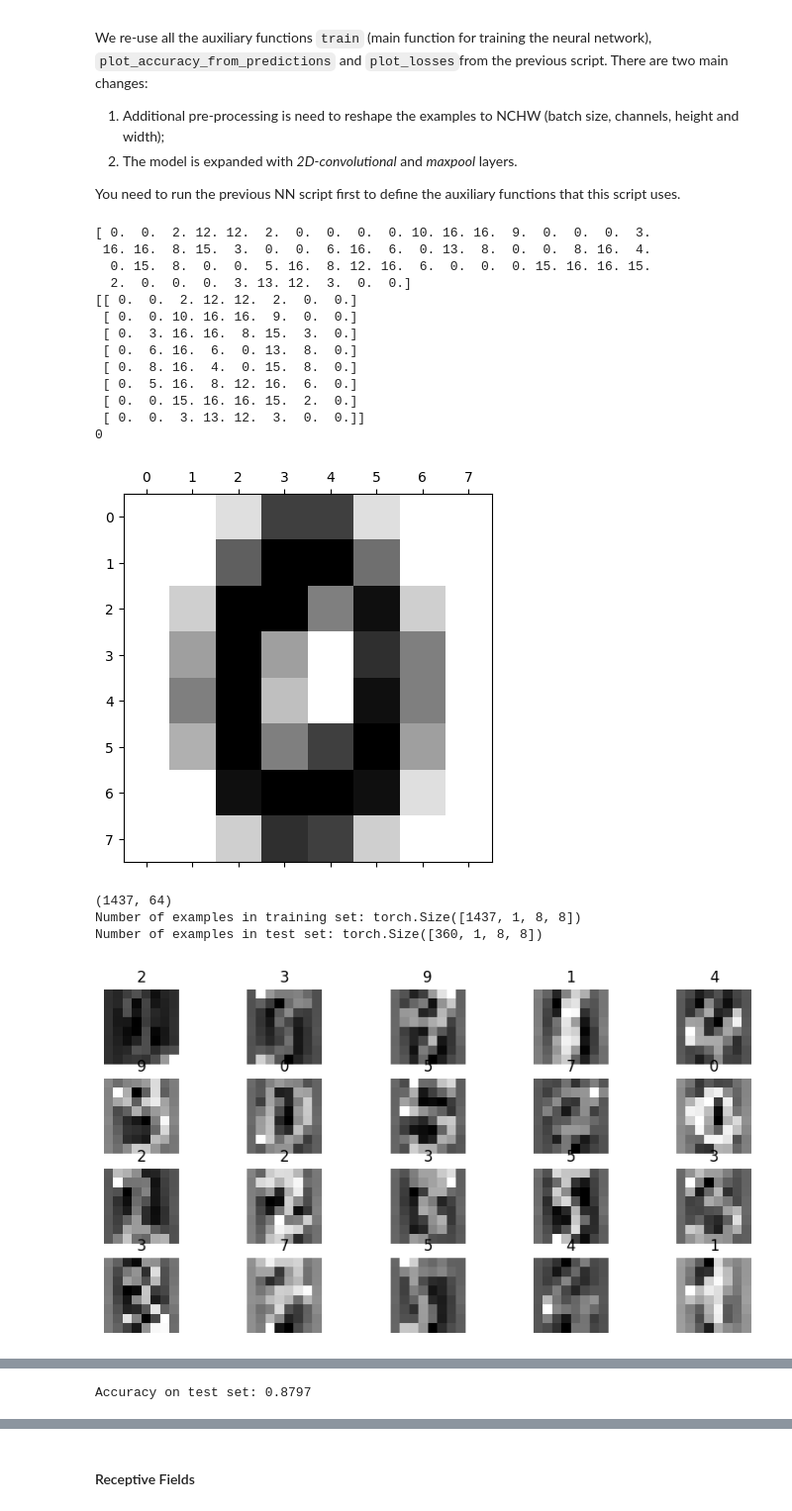
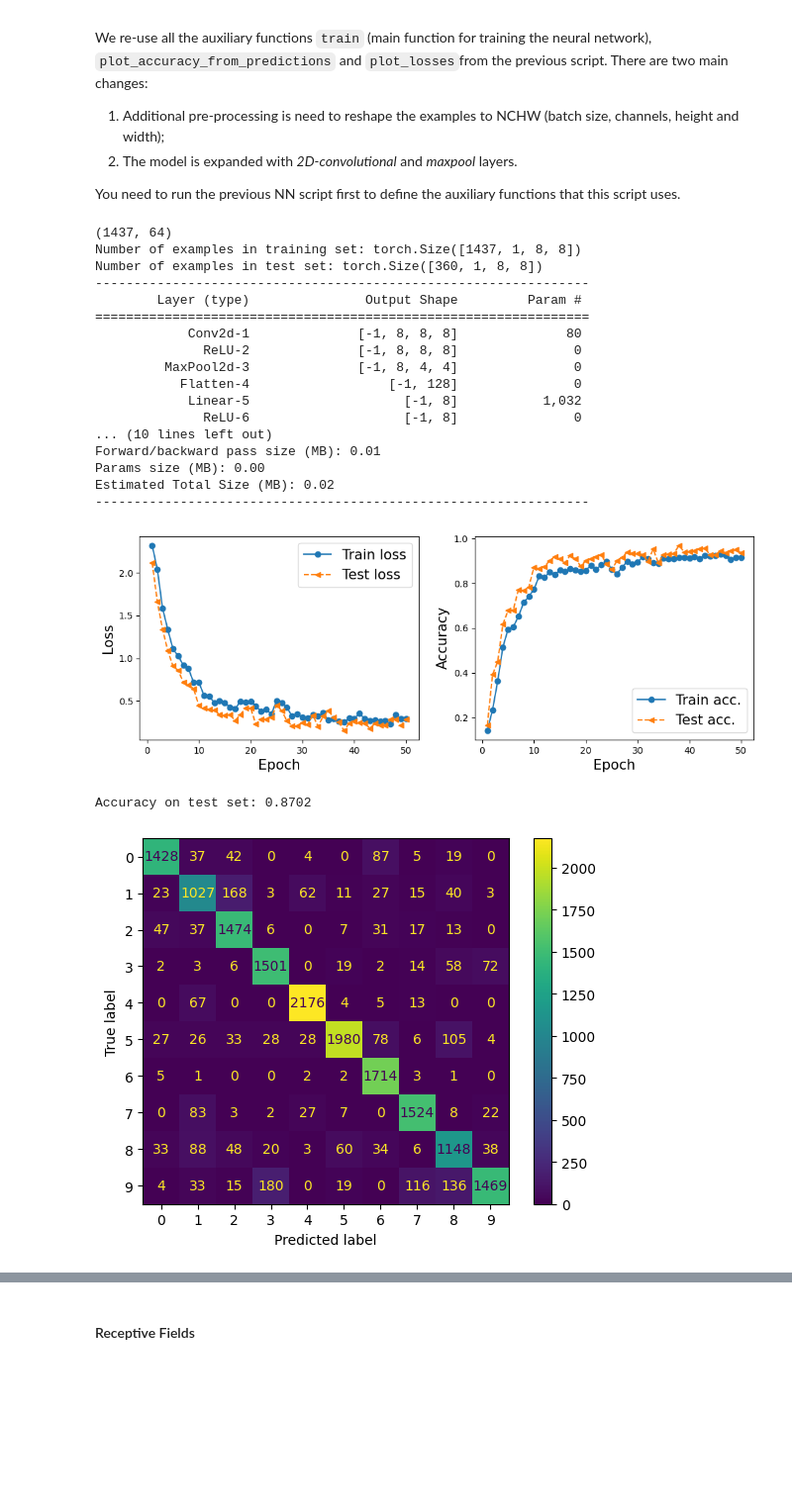
Before and after one commit to isa-ulisboa/greends-pml, a Jupyter notebook: ML_overview_with_examples.ipynb, the cells around one changed output, grey strips where cells are left out. Shown at 99% size. Drawn from its saved outputs; the diff is of its cells as text; code cells hidden in the pictures; blank space fills up the shorter version.

```diff
--- a/ML_overview_with_examples.ipynb
+++ b/ML_overview_with_examples.ipynb
@@ -2378,7 +2378,7 @@ import random
 import numpy as np
 
 ################################################################################ Data and parameters
-SHOW=True # plot some digit for mnist 8*8
+SHOW=False # plot some digit for mnist 8*8
 
 examples = load_digits() # https://scikit-learn.org/stable/auto_examples/classification/plot_digits_classification.html; 10 digits;  1797 examples
 if SHOW:
@@ -2431,7 +2431,7 @@ print('Number of examples in test set:', X_test_tensor.shape)
 input_size = X_train_tensor.shape[1]
 output_size = len(examples.target_names)
 
-# Create dataloader where batch size is set (note: batchsize is the first parameter in NCHW)
+# Create dataloader and determine batch size (note: batchsize is the first parameter in NCHW)
 train_dl=DataLoader(TensorDataset(X_train_tensor,y_train_tensor), batch_size, shuffle=True)
 test_dl=DataLoader(TensorDataset(X_test_tensor,y_test_tensor), batch_size, shuffle=True)
 
@@ -2473,48 +2473,50 @@ model=nn.Sequential(
     nn.Linear(input_size, hidden_size),
     nn.ReLU(),
     nn.Dropout(p=dropout_p),
     nn.Linear(hidden_size, hidden_size),
     nn.ReLU(),
     nn.Dropout(p=dropout_p),
     nn.Linear(hidden_size, output_size)
 )
 '''
 # model description
 summary(model,(1,8,8)) # C, H, W
 
 # Define loss function and optimizer
 # Either torch.nn.NLLLoss or torch.nn.CrossEntropyLoss can be used: CrossEntropyLoss (https://pytorch.org/docs/stable/generated/torch.nn.CrossEntropyLoss.html) implements softmax internally
 loss_fn = nn.CrossEntropyLoss()
 
 # Optimizer: optimizer object that will hold the current state and will update the parameters based on the computed gradients
 # for param in model.parameters(): print(param.data)
 optimizer = optim.Adam(model.parameters(), lr=learning_rate, weight_decay=regularization_param)
 
 # Train the model and predict on test samples to estimate accuracy
 # history stores losses, accuracy, actual labels and predictions
 history = train(model, optimizer, loss_fn, num_epochs, train_dl, test_dl)
 
 # plot losses along epochs
 plot_losses(history)
 # plot confusion matrix
 plot_accuracy_from_predictions(history)
 #plot_accuracy(hist)
 # %% [output]
-[ 0.  0.  2. 12. 12.  2.  0.  0.  0.  0. 10. 16. 16.  9.  0.  0.  0.  3.
- 16. 16.  8. 15.  3.  0.  0.  6. 16.  6.  0. 13.  8.  0.  0.  8. 16.  4.
-  0. 15.  8.  0.  0.  5. 16.  8. 12. 16.  6.  0.  0.  0. 15. 16. 16. 15.
-  2.  0.  0.  0.  3. 13. 12.  3.  0.  0.]
-[[ 0.  0.  2. 12. 12.  2.  0.  0.]
- [ 0.  0. 10. 16. 16.  9.  0.  0.]
- [ 0.  3. 16. 16.  8. 15.  3.  0.]
- [ 0.  6. 16.  6.  0. 13.  8.  0.]
- [ 0.  8. 16.  4.  0. 15.  8.  0.]
- [ 0.  5. 16.  8. 12. 16.  6.  0.]
- [ 0.  0. 15. 16. 16. 15.  2.  0.]
- [ 0.  0.  3. 13. 12.  3.  0.  0.]]
-0
+(1437, 64)
+Number of examples in training set: torch.Size([1437, 1, 8, 8])
+Number of examples in test set: torch.Size([360, 1, 8, 8])
+----------------------------------------------------------------
+        Layer (type)               Output Shape         Param #
+================================================================
+            Conv2d-1              [-1, 8, 8, 8]              80
+              ReLU-2              [-1, 8, 8, 8]               0
+         MaxPool2d-3              [-1, 8, 4, 4]               0
+           Flatten-4                  [-1, 128]               0
+            Linear-5                    [-1, 8]           1,032
+              ReLU-6                    [-1, 8]               0
+... (10 lines left out)
+Forward/backward pass size (MB): 0.01
+Params size (MB): 0.00
+Estimated Total Size (MB): 0.02
+----------------------------------------------------------------
-[figure, old version]
+[figure, new version]
-(1437, 64)
-Number of examples in training set: torch.Size([1437, 1, 8, 8])
-Number of examples in test set: torch.Size([360, 1, 8, 8])
+Accuracy on test set: 0.8702
-[figure, old version]
+[figure, new version]
@@ -2539 +2522,0 @@ Estimated Total Size (MB): 0.02
-Accuracy on test set: 0.8797
```
Also changed, not shown: parts of 39 cells of this notebook.
